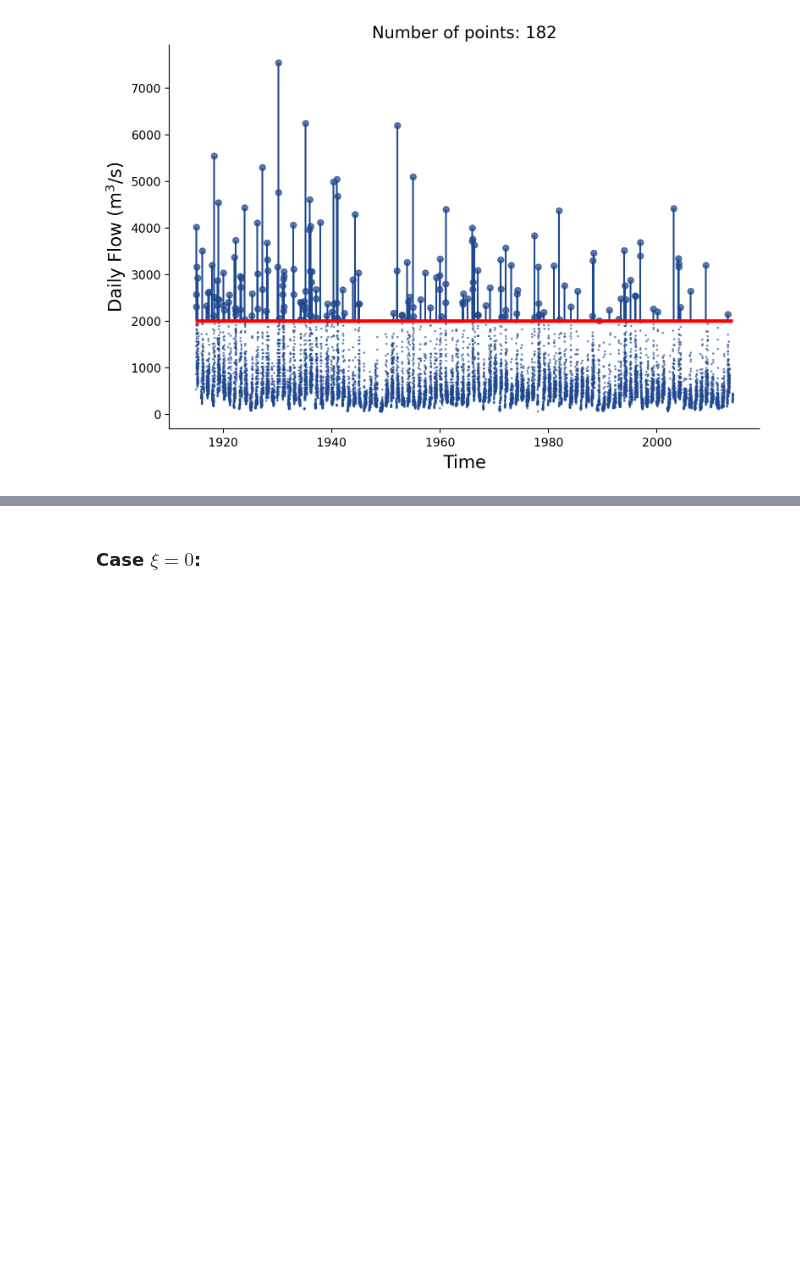
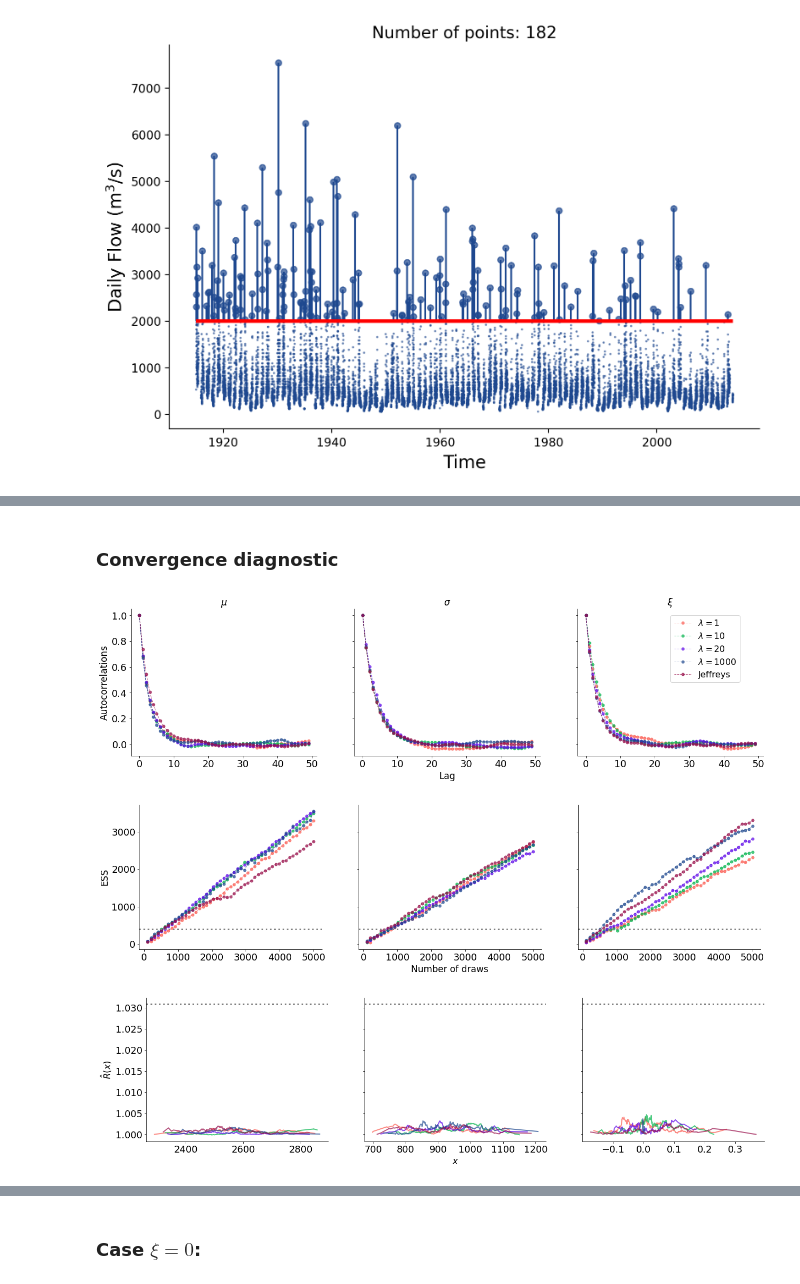
Before and after one commit to TheoMoins/ExtremesPyMC, a Jupyter notebook: real_data.ipynb, the cells around one changed output, grey strips where cells are left out. Cells and saved outputs as stored; diff of their text form; code cells hidden in the pictures; blank space fills up the shorter version.

```diff
--- a/real_data.ipynb
+++ b/real_data.ipynb
@@ -258 +196,12 @@ plt.show()
+# %% [markdown]
+### Convergence diagnostic
+# %%
+var_names = ["mu_m", "sig_m", "xi"]
+plot_autocorr(traces = traces, labels = names, var_names = var_names)
+plot_ess(traces = traces, labels = names, var_names = var_names)
+plot_r_hat_x(traces = traces, labels = names, var_names = var_names)
+# %% [output]
+[figure, added]
+[figure, added]
+[figure, added]
 # %% [markdown]
```
Also changed, not shown: parts of 43 cells of this notebook, 6 other files.
